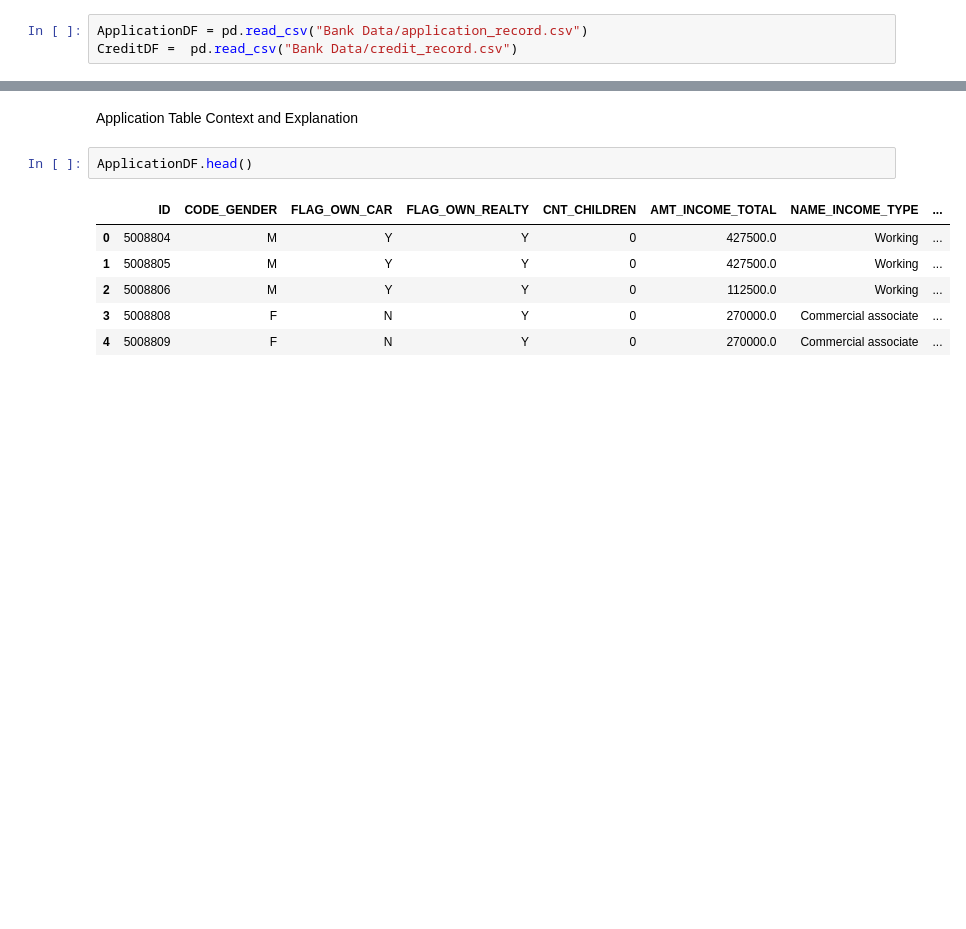
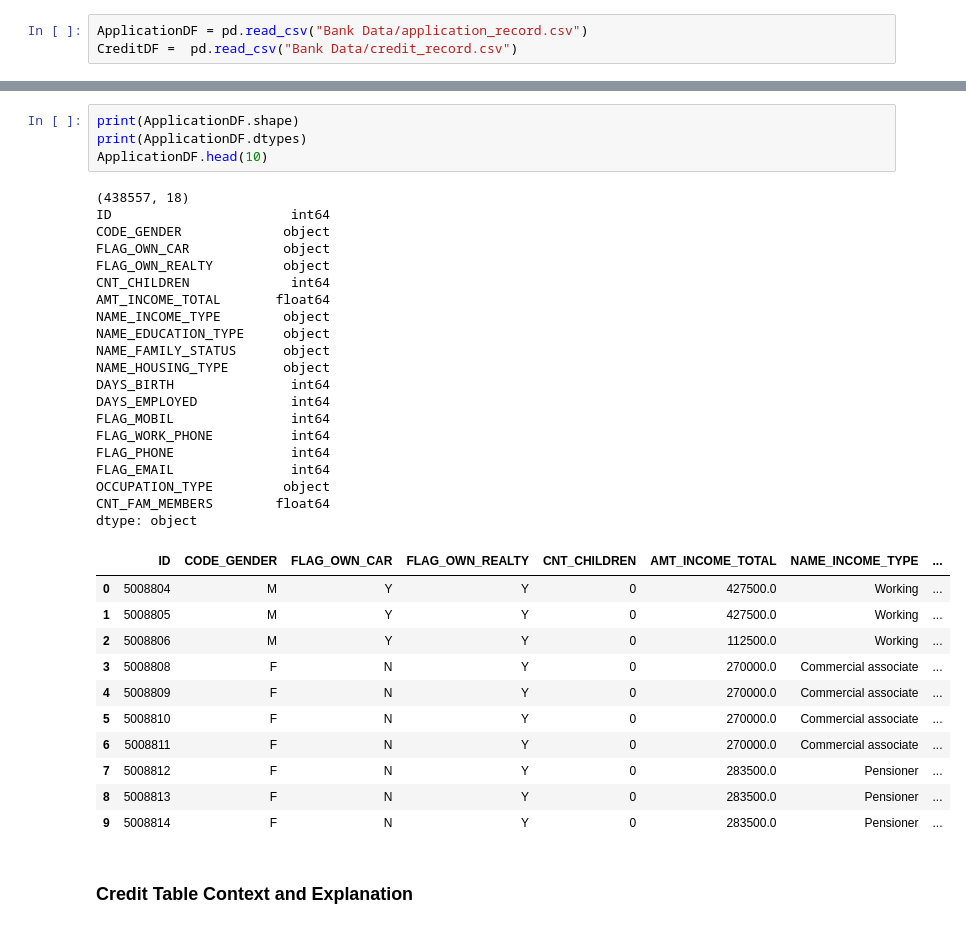
Before and after one commit to IliadisVictor/Credit-Card-Approval-Predictions, a Jupyter notebook: Notebook.ipynb, the cells around one changed output, grey strips where cells are left out. Saved outputs shown, nothing was run; the diff lists cells and outputs as text; blank space fills up the shorter version.

```diff
--- a/Notebook.ipynb
+++ b/Notebook.ipynb
@@ -24,11 +53,38 @@ CreditDF =  pd.read_csv("Bank Data/credit_record.csv")
+# %%
+print(ApplicationDF.shape)
+print(ApplicationDF.dtypes)
+ApplicationDF.head(10)
+# %% [output]
+(438557, 18)
+ID                       int64
+CODE_GENDER             object
+FLAG_OWN_CAR            object
+FLAG_OWN_REALTY         object
+CNT_CHILDREN             int64
+AMT_INCOME_TOTAL       float64
+NAME_INCOME_TYPE        object
+NAME_EDUCATION_TYPE     object
+NAME_FAMILY_STATUS      object
+NAME_HOUSING_TYPE       object
+DAYS_BIRTH               int64
+DAYS_EMPLOYED            int64
+FLAG_MOBIL               int64
+FLAG_WORK_PHONE          int64
+FLAG_PHONE               int64
+FLAG_EMAIL               int64
+OCCUPATION_TYPE         object
+CNT_FAM_MEMBERS        float64
+dtype: object
+|  | ID | CODE_GENDER | FLAG_OWN_CAR | FLAG_OWN_REALTY | CNT_CHILDREN | AMT_INCOME_TOTAL | NAME_INCOME_TYPE | ... |
+| 0 | 5008804 | M | Y | Y | 0 | 427500.0 | Working | ... |
+| 1 | 5008805 | M | Y | Y | 0 | 427500.0 | Working | ... |
+| 2 | 5008806 | M | Y | Y | 0 | 112500.0 | Working | ... |
+| 3 | 5008808 | F | N | Y | 0 | 270000.0 | Commercial associate | ... |
+| 4 | 5008809 | F | N | Y | 0 | 270000.0 | Commercial associate | ... |
+| 5 | 5008810 | F | N | Y | 0 | 270000.0 | Commercial associate | ... |
+| 6 | 5008811 | F | N | Y | 0 | 270000.0 | Commercial associate | ... |
+| 7 | 5008812 | F | N | Y | 0 | 283500.0 | Pensioner | ... |
+| 8 | 5008813 | F | N | Y | 0 | 283500.0 | Pensioner | ... |
+| 9 | 5008814 | F | N | Y | 0 | 283500.0 | Pensioner | ... |
 # %% [markdown]
-Application Table Context and Explanation
+### Credit Table Context and Explanation
-# %%
-ApplicationDF.head()
-# %% [output]
-|  | ID | CODE_GENDER | FLAG_OWN_CAR | FLAG_OWN_REALTY | CNT_CHILDREN | AMT_INCOME_TOTAL | NAME_INCOME_TYPE | ... |
-| 0 | 5008804 | M | Y | Y | 0 | 427500.0 | Working | ... |
-| 1 | 5008805 | M | Y | Y | 0 | 427500.0 | Working | ... |
-| 2 | 5008806 | M | Y | Y | 0 | 112500.0 | Working | ... |
-| 3 | 5008808 | F | N | Y | 0 | 270000.0 | Commercial associate | ... |
-| 4 | 5008809 | F | N | Y | 0 | 270000.0 | Commercial associate | ... |
```
Also changed, not shown: parts of 13 cells of this notebook.
